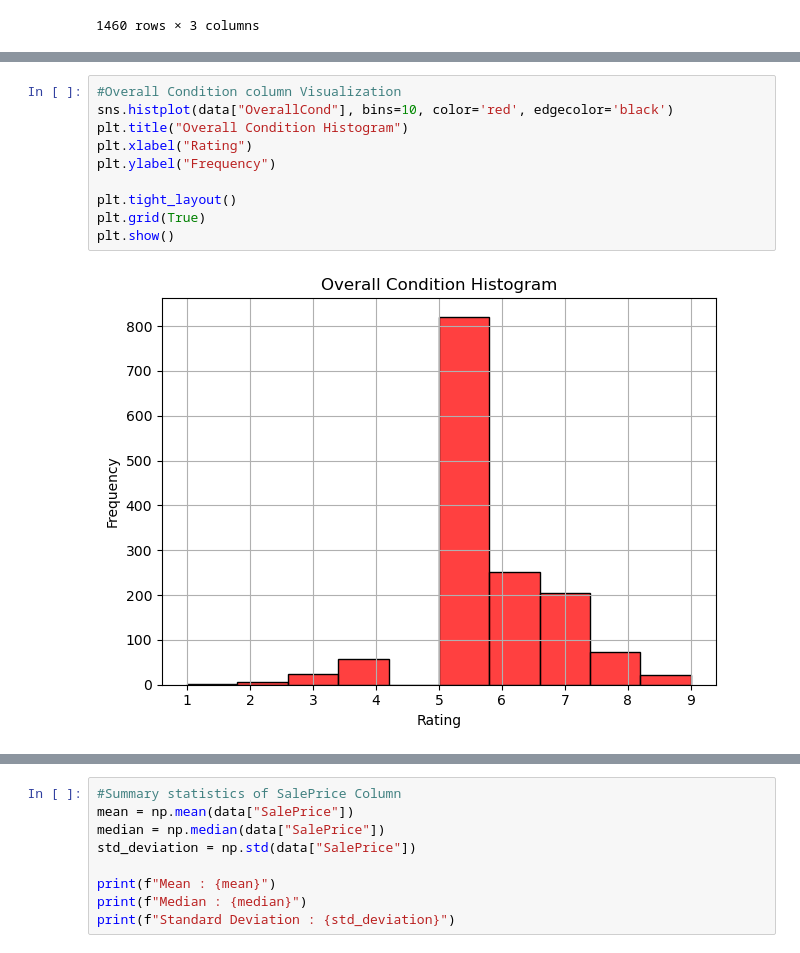
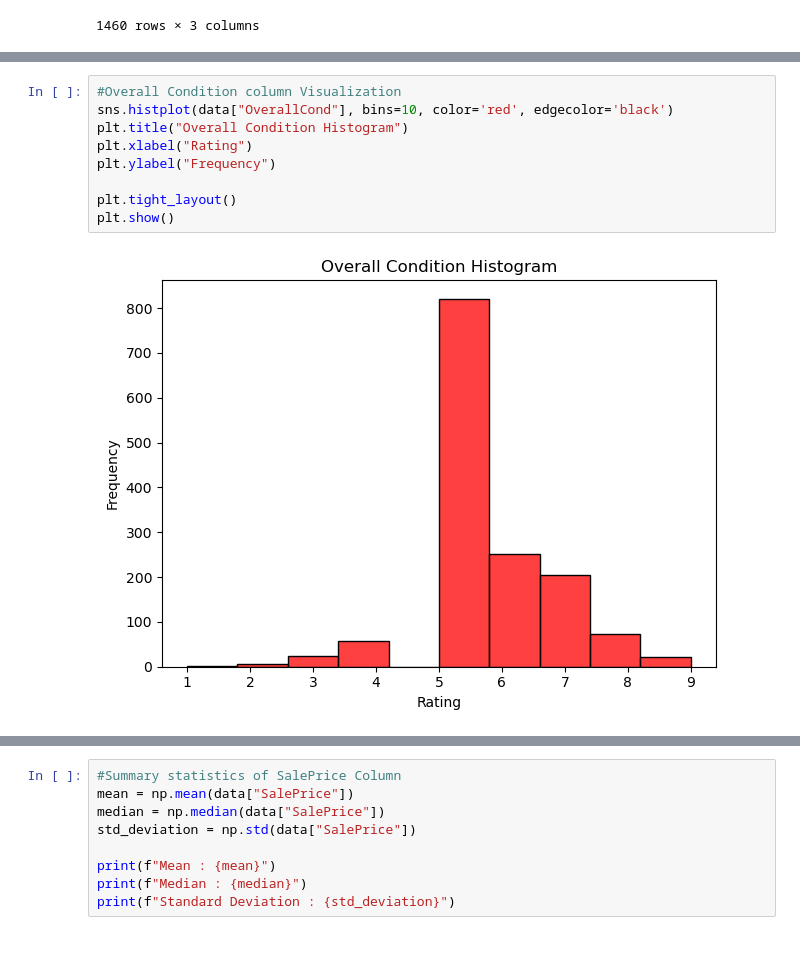
Before and after one commit to BrianMungaiMwangi/GroupProject, a Jupyter notebook: group-project.ipynb, the cells around one changed output, grey strips where cells are left out. Drawn from its saved outputs; the diff is of its cells as text.

```diff
--- a/group-project.ipynb
+++ b/group-project.ipynb
@@ -88,15 +87,14 @@ plt.show()
 # %%
 #Overall Condition column Visualization
 sns.histplot(data["OverallCond"], bins=10, color='red', edgecolor='black')
 plt.title("Overall Condition Histogram")
 plt.xlabel("Rating")
 plt.ylabel("Frequency")
 
 plt.tight_layout()
-plt.grid(True)
 plt.show()
 # %% [output]
-[figure, old version]
+[figure, new version]
 # %%
 #Sale Price Column visualization
 sns.histplot(data["SalePrice"], bins=10, color='blue', edgecolor='black')
```
Also changed, not shown: parts of 12 cells of this notebook.
